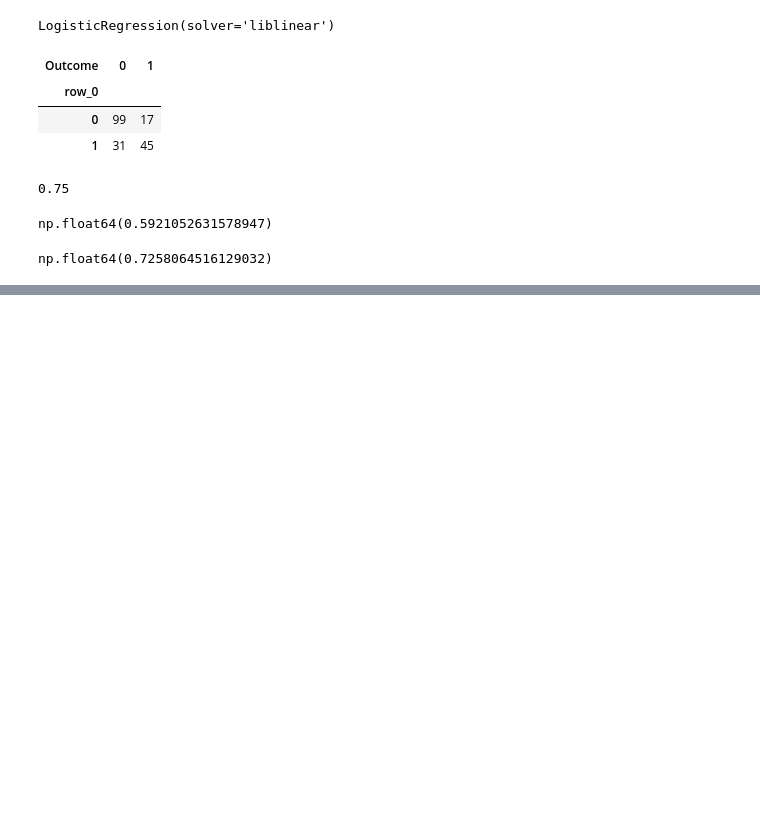
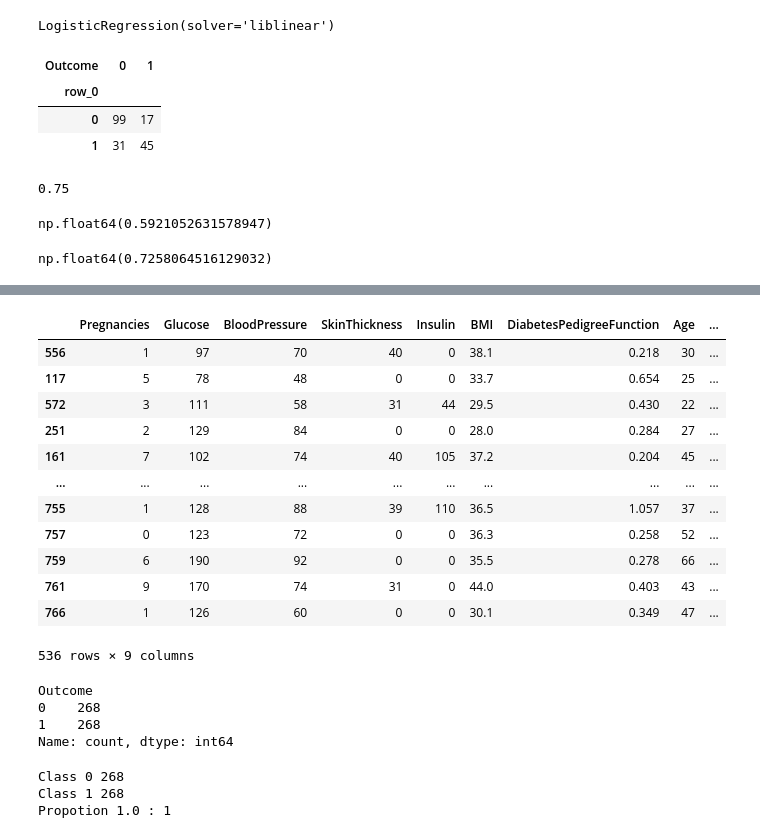
Before and after one commit to YinYinIsMyName/super-duper-spoon, a Jupyter notebook: notebooks/Oversampling-Undersampling.ipynb, the cells around one changed output, grey strips where cells are left out. Drawn from its saved outputs; the diff is of its cells as text; code cells hidden in the pictures; blank space fills up the shorter version.

```diff
--- a/notebooks/Oversampling-Undersampling.ipynb
+++ b/notebooks/Oversampling-Undersampling.ipynb
@@ -185,0 +211,32 @@ np.float64(0.7258064516129032)
+# %%
+df_undersampled
+# %% [output]
+|  | Pregnancies | Glucose | BloodPressure | SkinThickness | Insulin | BMI | DiabetesPedigreeFunction | Age | ... |
+| 556 | 1 | 97 | 70 | 40 | 0 | 38.1 | 0.218 | 30 | ... |
+| 117 | 5 | 78 | 48 | 0 | 0 | 33.7 | 0.654 | 25 | ... |
+| 572 | 3 | 111 | 58 | 31 | 44 | 29.5 | 0.430 | 22 | ... |
+| 251 | 2 | 129 | 84 | 0 | 0 | 28.0 | 0.284 | 27 | ... |
+| 161 | 7 | 102 | 74 | 40 | 105 | 37.2 | 0.204 | 45 | ... |
+| ... | ... | ... | ... | ... | ... | ... | ... | ... | ... |
+| 755 | 1 | 128 | 88 | 39 | 110 | 36.5 | 1.057 | 37 | ... |
+| 757 | 0 | 123 | 72 | 0 | 0 | 36.3 | 0.258 | 52 | ... |
+| 759 | 6 | 190 | 92 | 0 | 0 | 35.5 | 0.278 | 66 | ... |
+| 761 | 9 | 170 | 74 | 31 | 0 | 44.0 | 0.403 | 43 | ... |
+| 766 | 1 | 126 | 60 | 0 | 0 | 30.1 | 0.349 | 47 | ... |
+536 rows × 9 columns
+# %%
+df_undersampled_count = df_undersampled.Outcome.value_counts()
+df_undersampled_count
+# %% [output]
+Outcome
+0    268
+1    268
+Name: count, dtype: int64
+# %%
+print('Class 0',df_undersampled_count[0])
+print('Class 1',df_undersampled_count[1])
+print('Propotion',round(df_undersampled_count[0]/df_undersampled_count[1],2),': 1')
+# %% [output]
+Class 0 268
+Class 1 268
+Propotion 1.0 : 1
```
Also changed, not shown: parts of 7 cells of this notebook.
